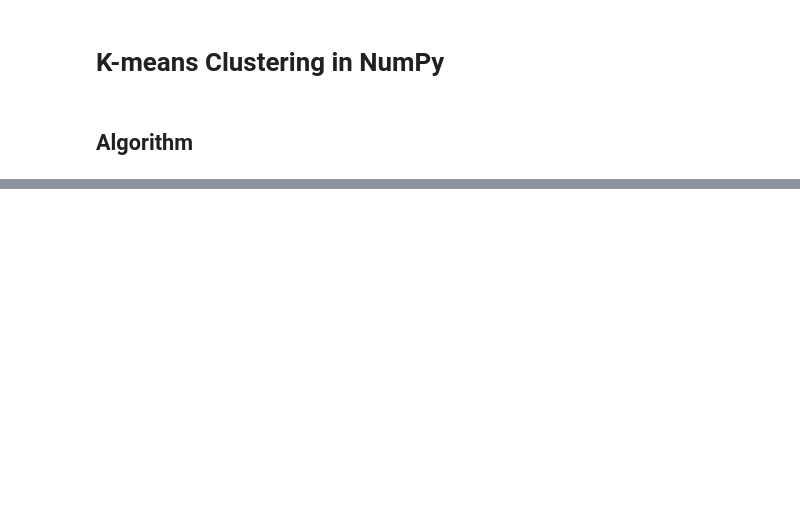
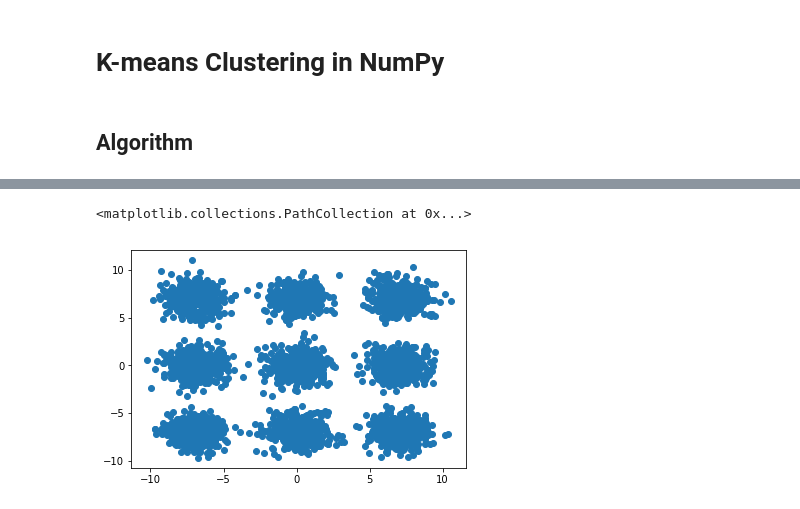
Before and after one commit to Mrpatekful/numpyml, a Jupyter notebook: kmeans_numpy.ipynb, the cells around one changed output, grey strips where cells are left out. Cells and saved outputs as stored; diff of their text form; code cells hidden in the pictures; blank space fills up the shorter version.

```diff
--- a/kmeans_numpy.ipynb
+++ b/kmeans_numpy.ipynb
@@ -111,0 +111,25 @@ plt.scatter(clustered[:,1],
+# %%
+nb_samples = 3600
+samples = np.ones((nb_samples, 2))
+
+distance = 7
+
+for i in range(0,nb_samples,9):
+    noise = np.random.normal(0,1,18)
+    samples[i, :] = [-distance+noise[0], -distance+noise[1]]
+    samples[i+1, :] = [-distance+noise[2], distance+noise[3]]
+    samples[i+2, :] = [-distance+noise[4], noise[5]]
+    samples[i+3, :] = [distance+noise[6], -distance+noise[7]]
+    samples[i+4, :] = [distance+noise[8], distance+noise[9]]
+    samples[i+5, :] = [distance+noise[10], noise[11]]
+    samples[i+6, :] = [noise[12], -distance+noise[13]]
+    samples[i+7, :] = [noise[14], distance+noise[15]]
+    samples[i+8, :] = [noise[16], noise[17]]
+
+
+fig = plt.Figure()
+plt.scatter(samples[:,0],
+            samples[:,1])
+# %% [output]
+<matplotlib.collections.PathCollection at 0x...>
+[figure, added]
```
Also changed, not shown: parts of 23 cells of this notebook, 1 other file.
